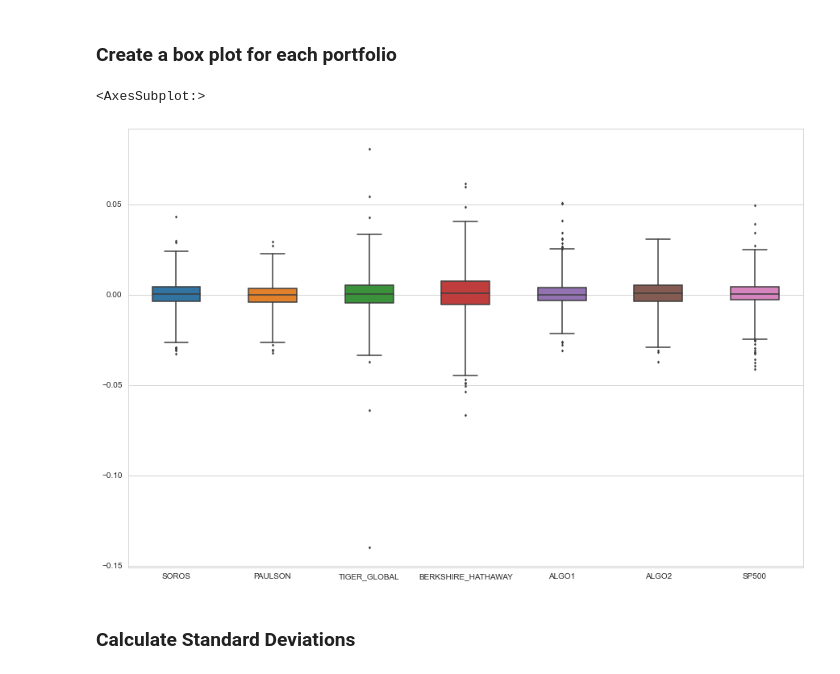
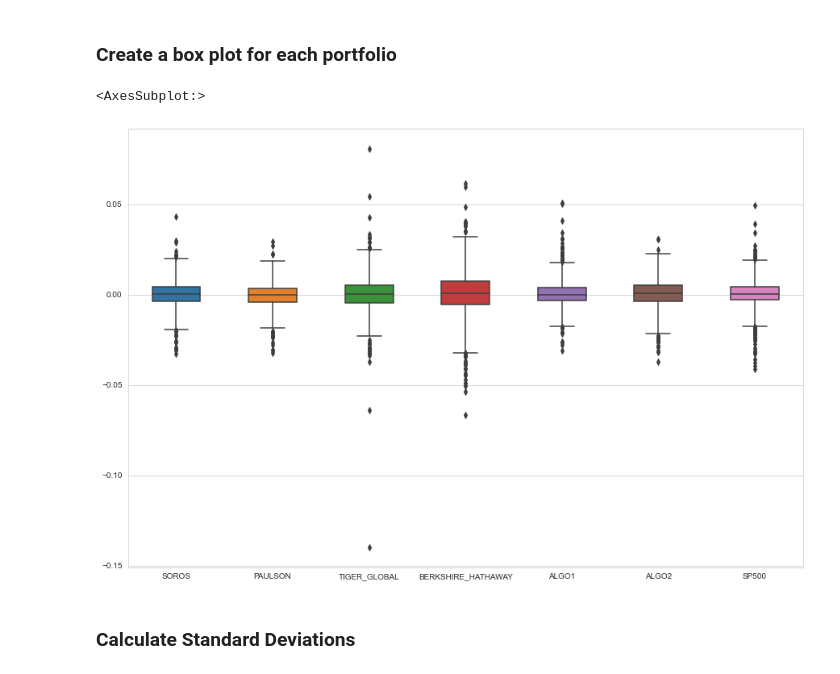
Before and after one commit to PanicAtTheDisco88/python-homework, a Jupyter notebook: WhalesAnalysis/whale_analysis.ipynb, the cells around one changed output. Saved outputs shown, nothing was run; the diff lists cells and outputs as text; code cells hidden in the pictures.

```diff
--- a/WhalesAnalysis/whale_analysis.ipynb
+++ b/WhalesAnalysis/whale_analysis.ipynb
@@ -287,12 +290,12 @@ Determine the _risk_ of each portfolio:
 # %%
 # Box plot to visually show risk
 plt.figure(figsize=(15, 10))
 sns.set_style("whitegrid")
 
-sns.boxplot(data = all_returns, width=0.5, fliersize=2, whis=3)
+sns.boxplot(data = all_returns_df, width=0.5, fliersize=5, whis=2)
 # %% [output]
 <AxesSubplot:>
-[figure, old version]
+[figure, new version]
 # %% [markdown]
 ### Calculate Standard Deviations
 # %%
```
Also changed, not shown: parts of 19 cells of this notebook.
